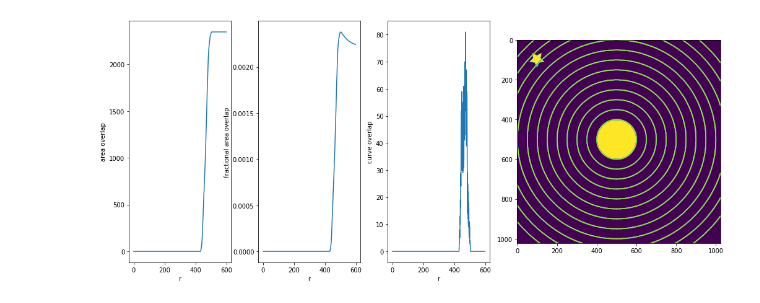
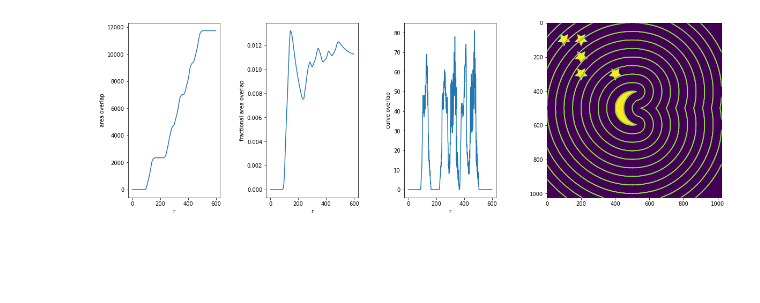
Before and after one commit to cappertherapper/Bachelorprojekt, a Jupyter notebook: archive/testDemo.ipynb, the cells around one changed output. Cells and saved outputs as stored; diff of their text form; code cells hidden in the pictures; blank space fills up the shorter version.

```diff
--- a/archive/testDemo.ipynb
+++ b/archive/testDemo.ipynb
@@ -16,41 +16,48 @@ star = np.array([np.concatenate(xs.T), np.concatenate(ys.T)]).T
 t = np.linspace(0,2*np.pi,1000)
 circle = np.array([np.cos(t), np.sin(t)]).T
 
-star_mask = polygon2mask((1024,1024), (star*40) + 100)
-circle_mask = polygon2mask((1024,1024), (circle*100) + 500)
-all_mask = star_mask + circle_mask
+star1 = polygon2mask((1024,1024), (star*40) + (100, 200))
+star2 = polygon2mask((1024,1024), (star*40) + (200, 200))
+star3 = polygon2mask((1024,1024), (star*40) + (300, 200))
+star4 = polygon2mask((1024,1024), (star*40) + (100, 100))
+star5 = polygon2mask((1024,1024), (star*40) + (300, 400))
+
+stars_mask = star1 + star2 + star3 + star4 + star5
+circle_mask = (polygon2mask((1024,1024), (circle*100) + (500,500))*1 -  polygon2mask((1024,1024), (circle*100) + (500,550))) >= 1
+
+all_mask = stars_mask + circle_mask
 # %%
-fig, ax = plt.subplots(1,4, figsize=(14,6), gridspec_kw={'width_ratios': [1, 1, 1, 2]})
+fig, ax = plt.subplots(1,4, figsize=(20,6), gridspec_kw={'width_ratios': [1, 1, 1, 2]})
 fig.subplots_adjust(wspace=0.4)
-plt.tight_layout()
+#plt.tight_layout()
 ax[3].imshow(all_mask)
 
 D = ndimage.distance_transform_edt(circle_mask==0)
 r_max = 600
 f = np.zeros(r_max)
 g = np.zeros(r_max)
 for i in range(0,r_max):
     K = D<=i
-    f[i] = np.count_nonzero(K*star_mask)
+    f[i] = np.count_nonzero(K*stars_mask)
     g[i] = np.count_nonzero(K)
     if (i%50==0):
         ax[3].contour(K)
         display(fig)
         clear_output(wait = True)
 
 
 ax[0].plot(f)
 ax[0].set_xlabel('r')
 ax[0].set_ylabel('area overlap')
 
 ax[1].plot(f/g)
 ax[1].set_xlabel('r')
 ax[1].set_ylabel('fractional area overlap')
 
 ax[2].plot(f[1:]-f[:-1])
 ax[2].set_xlabel('r')
 ax[2].set_ylabel('curve overlap')
 
 plt.show()
 # %% [output]
-[figure, old version]
+[figure, new version]
```
